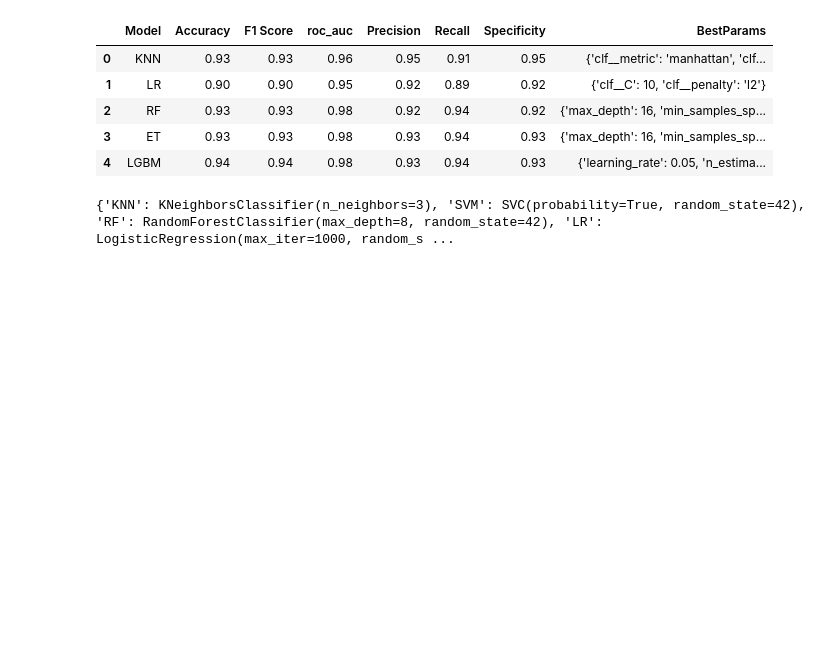
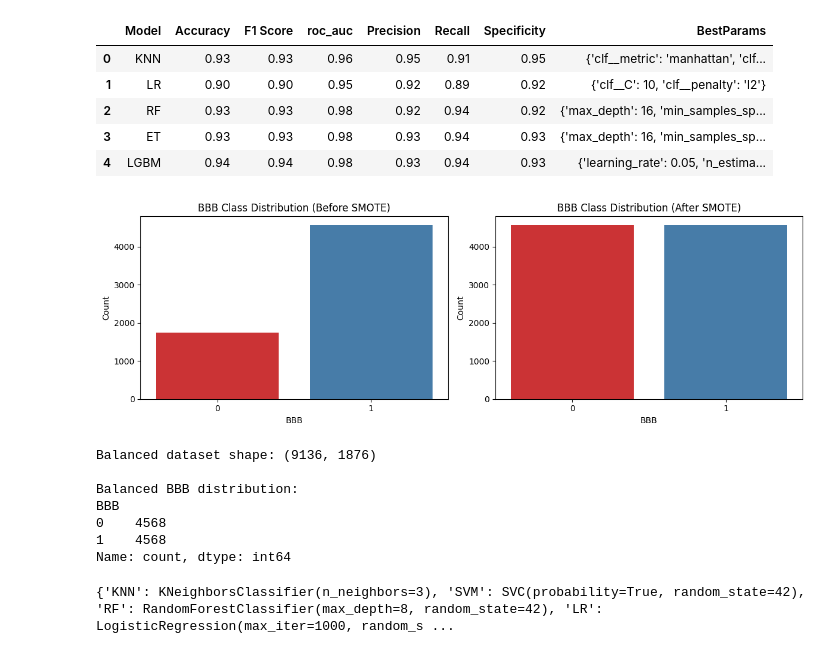
Before and after one commit to omicscodeathon/brainroute, a Jupyter notebook: notebooks/padel_model.ipynb, the cells around one changed output. Saved outputs shown, nothing was run; the diff lists cells and outputs as text; code cells hidden in the pictures; blank space fills up the shorter version.

```diff
--- a/notebooks/padel_model.ipynb
+++ b/notebooks/padel_model.ipynb
@@ -235,8 +235,12 @@ try:
     print(X.isna().sum().sum())
 
     # Standardize the features (important for distance-based algorithms like KNN and SVM)
-    scaler = StandardScaler()
-    X_scaled = scaler.fit_transform(X)
+    # scaler = StandardScaler()
+    # X_scaled = scaler.fit_transform(X)
+
+    import joblib
+    scaler = joblib.load("../output/models/scaler_padel.pkl")
+    X_scaled = scaler.transform(X)
 
     # Create a DataFrame with scaled features for easier manipulation
     X_scaled_df = pd.DataFrame(X_scaled, columns=descriptor_cols, index=X.index)
@@ -560,3 +548,45 @@ All models tuned, retrained, and saved!
 | 2 | RF | 0.93 | 0.93 | 0.98 | 0.92 | 0.94 | 0.92 | {'max_depth': 16, 'min_samples_sp... |
 | 3 | ET | 0.93 | 0.93 | 0.98 | 0.93 | 0.94 | 0.93 | {'max_depth': 16, 'min_samples_sp... |
 | 4 | LGBM | 0.94 | 0.94 | 0.98 | 0.93 | 0.94 | 0.93 | {'learning_rate': 0.05, 'n_estima... |
+# %%
+try:
+    # Plot class imbalance before balancing
+    fig, axes = plt.subplots(1, 2, figsize=(12, 4))
+
+    # Before SMOTE
+    sns.countplot(x='BBB', data=pd.DataFrame({'BBB': y}), palette='Set1', ax=axes[0])
+    axes[0].set_title('BBB Class Distribution (Before SMOTE)')
+    axes[0].set_ylabel('Count')
+
+    # Apply SMOTE to balance the classes
+    smote = SMOTE(random_state=42)
+    X_res, y_res = smote.fit_resample(X_scaled_df, y)
+
+    # After SMOTE
+    sns.countplot(x='BBB', data=pd.DataFrame({'BBB': y_res}), palette='Set1', ax=axes[1])
+    axes[1].set_title('BBB Class Distribution (After SMOTE)')
+    axes[1].set_ylabel('Count')
+
+    plt.tight_layout()
+    plt.savefig('../figures/padel_class_distribution_comparison.png', dpi=300, bbox_inches='tight')
+    plt.show()
+
+    # Create balanced DataFrame
+    balanced_padel_df = pd.DataFrame(X_res, columns=descriptor_cols)
+    balanced_padel_df['BBB'] = y_res.values
+
+    print(f'Balanced dataset shape: {balanced_padel_df.shape}')
+    print(f'\nBalanced BBB distribution:')
+    print(balanced_padel_df['BBB'].value_counts().sort_index())
+
+except Exception as e:
+    print(f'Error in class balancing: {e}')
+# %% [output]
+[figure, added]
+Balanced dataset shape: (9136, 1876)
+
+Balanced BBB distribution:
+BBB
+0    4568
+1    4568
+Name: count, dtype: int64
```
Also changed, not shown: parts of 6 cells of this notebook, 3 other files.
